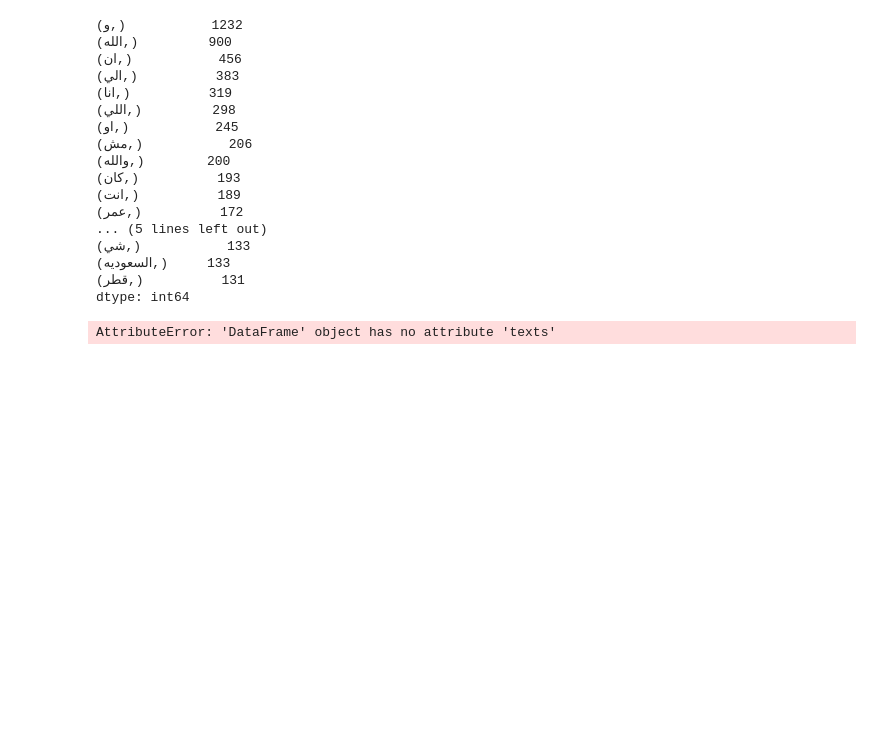
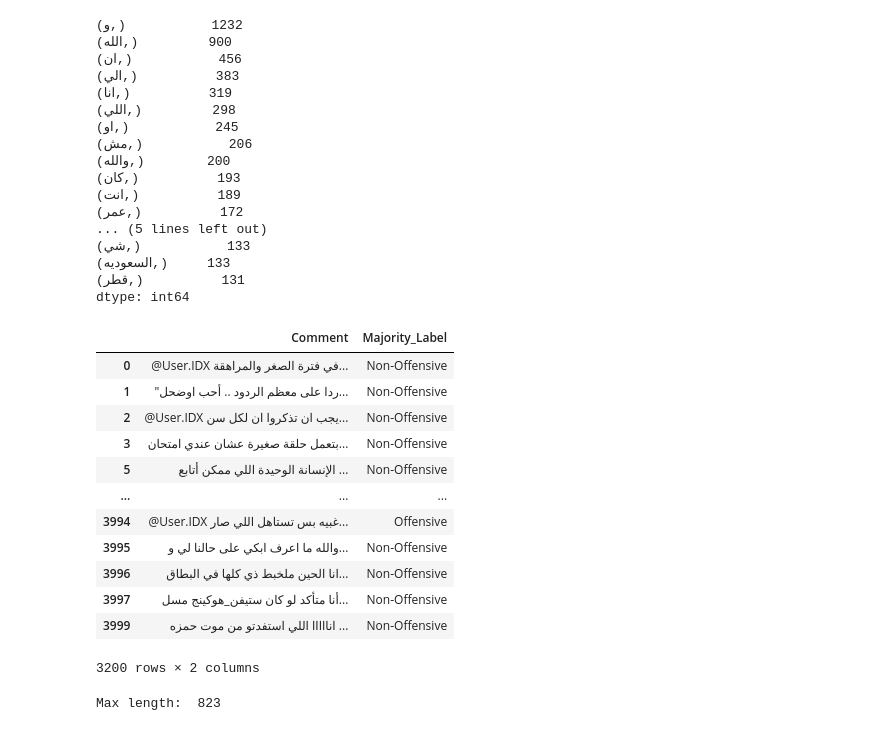
Before and after one commit to Strifee/offensive_Arabic, a Jupyter notebook: offensive.ipynb, the cells around one changed output. Cells and saved outputs as stored; diff of their text form; code cells hidden in the pictures; blank space fills up the shorter version.

```diff
--- a/offensive.ipynb
+++ b/offensive.ipynb
@@ -193,17 +209,33 @@ def preprocessing_for_bert(data):
     attention_masks = torch.tensor(attention_masks)
 
     return input_ids, attention_masks
+# %%
+data
+# %% [output]
+|  | Comment | Majority_Label |
+| 0 | @User.IDX في فترة الصغر والمراهقة... | Non-Offensive |
+| 1 | "ردا على معظم الردود .. أحب اوضحل... | Non-Offensive |
+| 2 | @User.IDX يجب ان تذكروا ان لكل سن... | Non-Offensive |
+| 3 | بتعمل حلقة صغيرة عشان عندي امتحان... | Non-Offensive |
+| 5 | الإنسانة الوحيدة اللي ممكن أتابع ... | Non-Offensive |
+| ... | ... | ... |
+| 3994 | @User.IDX غبيه بس تستاهل اللي صار... | Offensive |
+| 3995 | والله ما اعرف ابكي على حالنا لي و... | Non-Offensive |
+| 3996 | انا الحين ملخبط ذي كلها في البطاق... | Non-Offensive |
+| 3997 | أنا متأكد لو كان ستيفن_هوكينج مسل... | Non-Offensive |
+| 3999 | انااااا اللي استفدتو من موت حمزه ... | Non-Offensive |
+3200 rows × 2 columns
 # %%
 max_len = 512
 
 # Concatenate train data and test data
-all_tweets = np.concatenate([data.texts.values, test_data.texts.values])
+all_tweets = np.concatenate([data.Comment.values, test_data.Comment.values])
 
 # Encode our concatenated data
-encoded_tweets = [tokenizer.encode(sent, add_special_tokens=True) for sent in all_tweets]
+encoded_comments = [tokenizer.encode(sent, add_special_tokens=True) for sent in all_tweets]
 
 # Find the maximum length
-max_len1 = max([len(sent) for sent in encoded_tweets])
+max_len1 = max([len(sent) for sent in encoded_comments])
 print('Max length: ', max_len1)
 # %% [output]
-AttributeError: 'DataFrame' object has no attribute 'texts'
+Max length:  823
```
Also changed, not shown: parts of 3 cells of this notebook.
